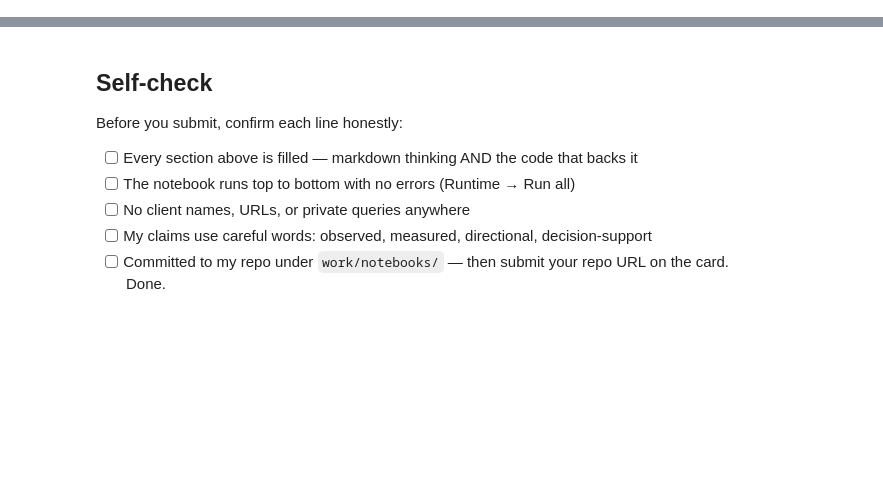
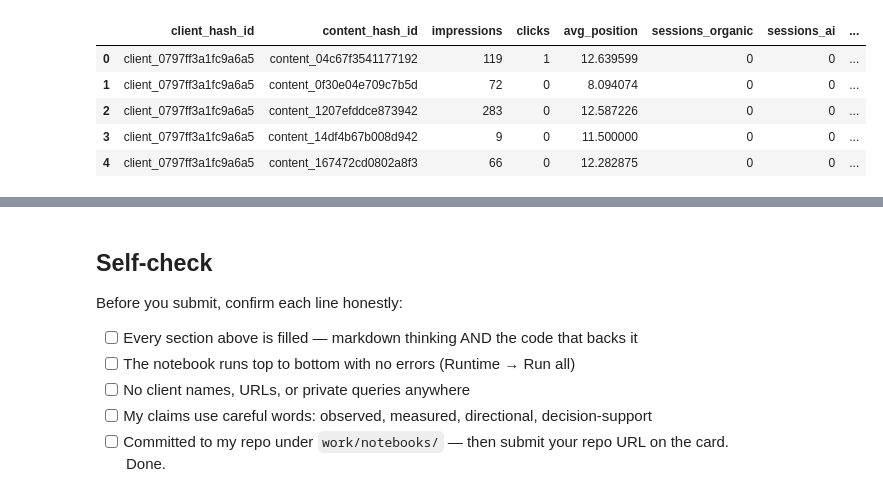
Before and after one commit to Jai-Kulkarni1905/Applied_Search_Intelligence, a Jupyter notebook: work/notebooks/w05_model.ipynb, the cells around one changed output, grey strips where cells are left out. Saved outputs shown, nothing was run; the diff lists cells and outputs as text; code cells hidden in the pictures; blank space fills up the shorter version.

```diff
--- a/work/notebooks/w05_model.ipynb
+++ b/work/notebooks/w05_model.ipynb
@@ -36,0 +53,77 @@ This skeleton is yours to fill. Work the sections **in order** — each one has
+# %%
+
+# Load March 2026 data
+df = con.sql(f"""
+    SELECT *
+    FROM read_parquet('{march_path}')
+    WHERE gsc_data_available IS TRUE
+""").df()
+
+df["report_date"] = pd.to_datetime(df["report_date"])
+
+print(f"Rows loaded: {len(df):,}")
+print(
+    f"Date range: {df['report_date'].min().date()} "
+    f"to {df['report_date'].max().date()}"
+)
+
+#  Create the W03/W04 decision and holdout windows
+decision = df[
+    df["report_date"].dt.day <= 15
+].copy()
+
+holdout = df[
+    df["report_date"].dt.day >= 16
+].copy()
+
+print(f"Decision rows: {len(decision):,}")
+print(f"Holdout rows: {len(holdout):,}")
+
+# Construct features from the decision window ONLY
+features = (decision.groupby(["client_hash_id", "content_hash_id"]).agg(
+        impressions=("gsc_impressions", "sum"),
+        clicks=("gsc_clicks", "sum"),
+        avg_position=("gsc_avg_position", "mean"),
+        sessions_organic=("sessions_organic", "sum"),
+        sessions_ai=("sessions_ai", "sum")
+    ).reset_index())
+
+features["ctr"] = (features["clicks"]/ features["impressions"].replace(0, np.nan))
+
+
+# Construct decision-period average impressions
+
+decision_impr = (decision.groupby(["client_hash_id", "content_hash_id"]).agg(decision_impressions_avg=( "gsc_impressions","mean")).reset_index())
+
+# Construct holdout-period average impressions
+holdout_impr = (holdout.groupby(["client_hash_id", "content_hash_id"]).agg(holdout_impressions=("gsc_impressions", "mean")).reset_index())
+
+# Combine features and outcome information
+data = (features.merge(
+        holdout_impr,
+        on=["client_hash_id", "content_hash_id"],
+        how="inner"
+    ).merge(
+        decision_impr,
+        on=["client_hash_id", "content_hash_id"],
+        how="inner"
+    )
+)
+
+# # Construct the observed decline label
+# DECLINE_THRESHOLD = 0.8
+
+data["is_declining"] = (data["holdout_impressions"]< data["decision_impressions_avg"]).astype(int)
+
+
+# Sanity checks
+print("\nFinal modeling data")
+print("-------------------")
+print(f"Rows:    {len(data):,}")
+print(f"Clients: {data['client_hash_id'].nunique():,}")
+print(f"Pages:   {data['content_hash_id'].nunique():,}")
+
+
+print("\nPreview:")
+display(data.head())
+# %% [output]
@@ -36,0 +142,6 @@ This skeleton is yours to fill. Work the sections **in order** — each one has
+|  | client_hash_id | content_hash_id | impressions | clicks | avg_position | sessions_organic | sessions_ai | ... |
+| 0 | client_0797ff3a1fc9a6a5 | content_04c67f3541177192 | 119 | 1 | 12.639599 | 0 | 0 | ... |
+| 1 | client_0797ff3a1fc9a6a5 | content_0f30e04e709c7b5d | 72 | 0 | 8.094074 | 0 | 0 | ... |
+| 2 | client_0797ff3a1fc9a6a5 | content_1207efddce873942 | 283 | 0 | 12.587226 | 0 | 0 | ... |
+| 3 | client_0797ff3a1fc9a6a5 | content_14df4b67b008d942 | 9 | 0 | 11.500000 | 0 | 0 | ... |
+| 4 | client_0797ff3a1fc9a6a5 | content_167472cd0802a8f3 | 66 | 0 | 12.282875 | 0 | 0 | ... |
```
Also changed, not shown: parts of 36 cells of this notebook.
